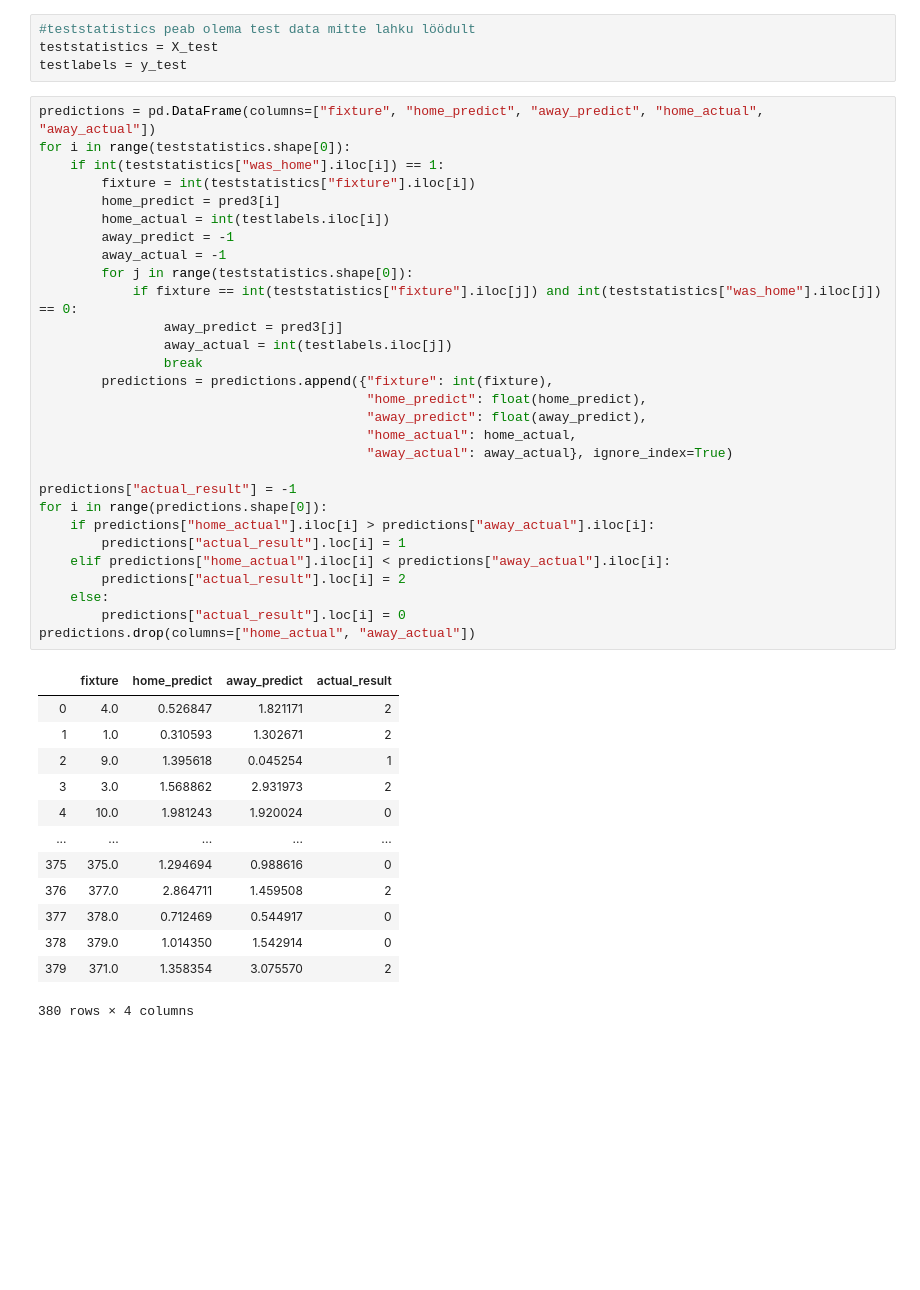
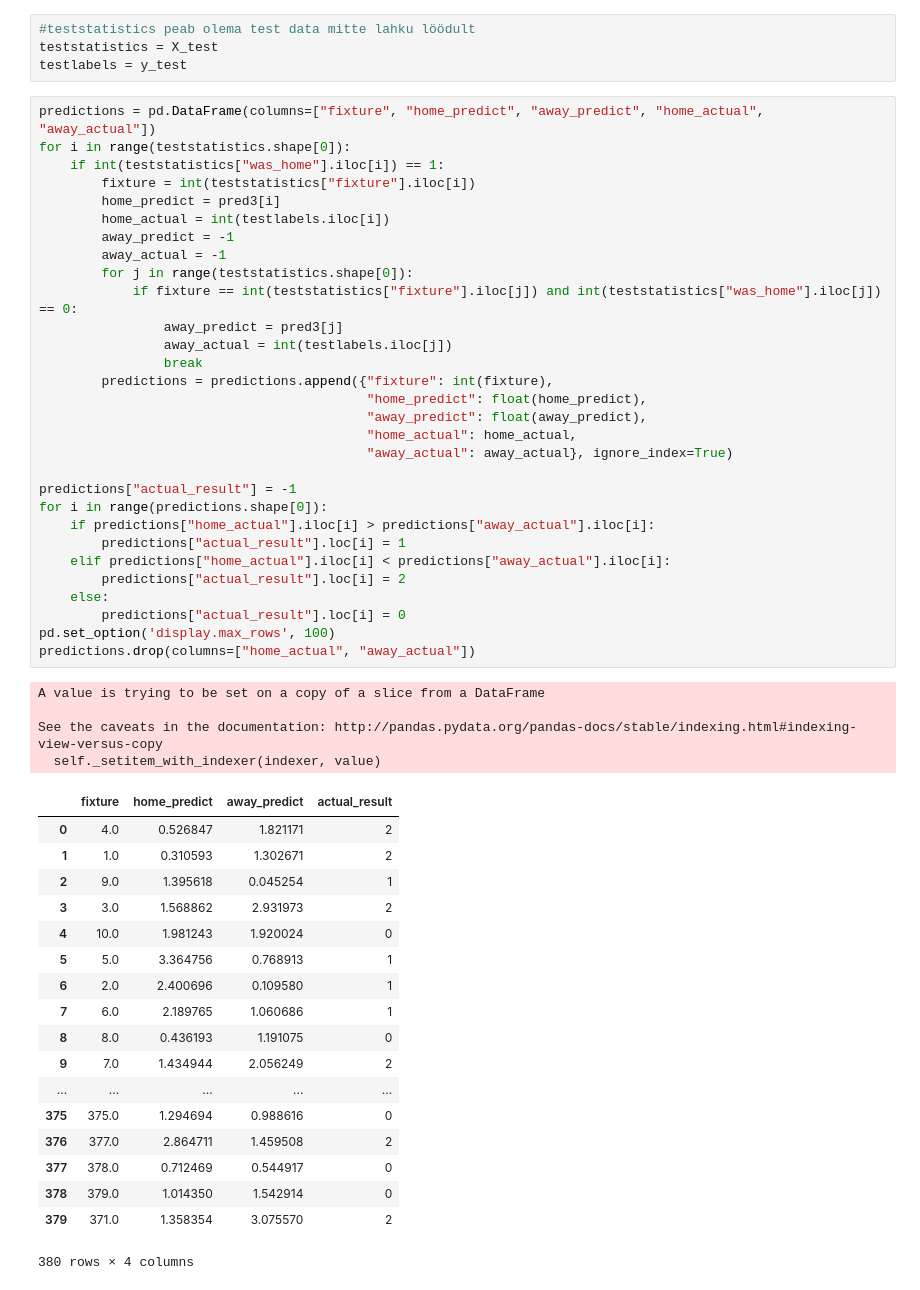
Before and after one commit to leppsalujyrgen/Entropy-of-Football-Statistics, a Jupyter notebook: Data Modelling/statistics-regression.ipynb, the cells around one changed output. Drawn from its saved outputs; the diff is of its cells as text; blank space fills up the shorter version.

```diff
--- a/Data Modelling/statistics-regression.ipynb
+++ b/Data Modelling/statistics-regression.ipynb
@@ -154,38 +159,48 @@ for i in range(teststatistics.shape[0]):
         home_actual = int(testlabels.iloc[i])
         away_predict = -1
         away_actual = -1
         for j in range(teststatistics.shape[0]):
             if fixture == int(teststatistics["fixture"].iloc[j]) and int(teststatistics["was_home"].iloc[j]) == 0:
                 away_predict = pred3[j]
                 away_actual = int(testlabels.iloc[j])
                 break
         predictions = predictions.append({"fixture": int(fixture),
                                           "home_predict": float(home_predict),
                                           "away_predict": float(away_predict),
                                           "home_actual": home_actual,
                                           "away_actual": away_actual}, ignore_index=True)
 
 predictions["actual_result"] = -1
 for i in range(predictions.shape[0]):
     if predictions["home_actual"].iloc[i] > predictions["away_actual"].iloc[i]:
         predictions["actual_result"].loc[i] = 1
     elif predictions["home_actual"].iloc[i] < predictions["away_actual"].iloc[i]:
         predictions["actual_result"].loc[i] = 2
     else:
         predictions["actual_result"].loc[i] = 0
+pd.set_option('display.max_rows', 100)
 predictions.drop(columns=["home_actual", "away_actual"])
 # %% [output]
+A value is trying to be set on a copy of a slice from a DataFrame
+
+See the caveats in the documentation: http://pandas.pydata.org/pandas-docs/stable/indexing.html#indexing-view-versus-copy
+  self._setitem_with_indexer(indexer, value)
 |  | fixture | home_predict | away_predict | actual_result |
 | 0 | 4.0 | 0.526847 | 1.821171 | 2 |
 | 1 | 1.0 | 0.310593 | 1.302671 | 2 |
 | 2 | 9.0 | 1.395618 | 0.045254 | 1 |
 | 3 | 3.0 | 1.568862 | 2.931973 | 2 |
 | 4 | 10.0 | 1.981243 | 1.920024 | 0 |
+| 5 | 5.0 | 3.364756 | 0.768913 | 1 |
+| 6 | 2.0 | 2.400696 | 0.109580 | 1 |
+| 7 | 6.0 | 2.189765 | 1.060686 | 1 |
+| 8 | 8.0 | 0.436193 | 1.191075 | 0 |
+| 9 | 7.0 | 1.434944 | 2.056249 | 2 |
 | ... | ... | ... | ... | ... |
 | 375 | 375.0 | 1.294694 | 0.988616 | 0 |
 | 376 | 377.0 | 2.864711 | 1.459508 | 2 |
 | 377 | 378.0 | 0.712469 | 0.544917 | 0 |
 | 378 | 379.0 | 1.014350 | 1.542914 | 0 |
 | 379 | 371.0 | 1.358354 | 3.075570 | 2 |
-380 rows × 4 columns
+380 rows × 4 columns
 # %%
```
Also changed, not shown: parts of 2 cells of this notebook.
